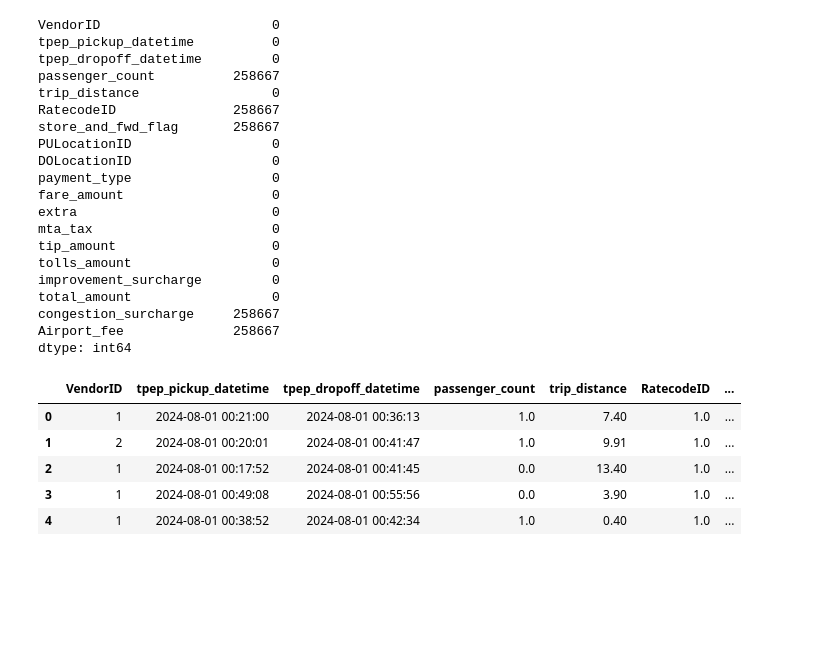
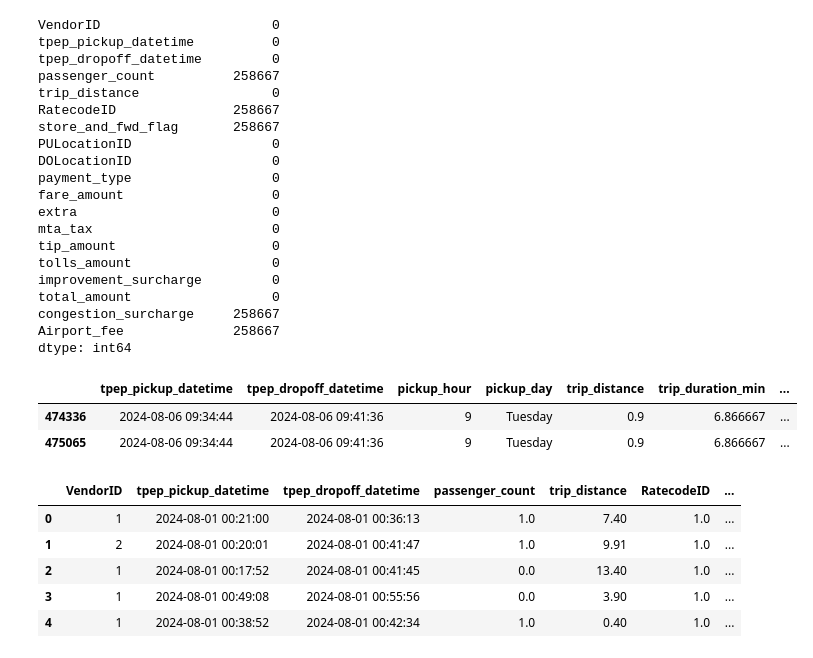
Before and after one commit to ZohaibJavaid32/OpsPulse-NYC-Taxi-Pipeline, a Jupyter notebook: notebooks/ingest.ipynb, the cells around one changed output. Drawn from its saved outputs; the diff is of its cells as text; code cells hidden in the pictures; blank space fills up the shorter version.

```diff
--- a/notebooks/ingest.ipynb
+++ b/notebooks/ingest.ipynb
@@ -66,3 +66,9 @@ df = df.dropna(subset=[
     "fare_amount",
     "payment_type"
 ])
+# %%
+df[df.duplicated(keep=False)]
+# %% [output]
+|  | tpep_pickup_datetime | tpep_dropoff_datetime | pickup_hour | pickup_day | trip_distance | trip_duration_min | ... |
+| 474336 | 2024-08-06 09:34:44 | 2024-08-06 09:41:36 | 9 | Tuesday | 0.9 | 6.866667 | ... |
+| 475065 | 2024-08-06 09:34:44 | 2024-08-06 09:41:36 | 9 | Tuesday | 0.9 | 6.866667 | ... |
```
Also changed, not shown: parts of 3 cells of this notebook, 5 other files.
